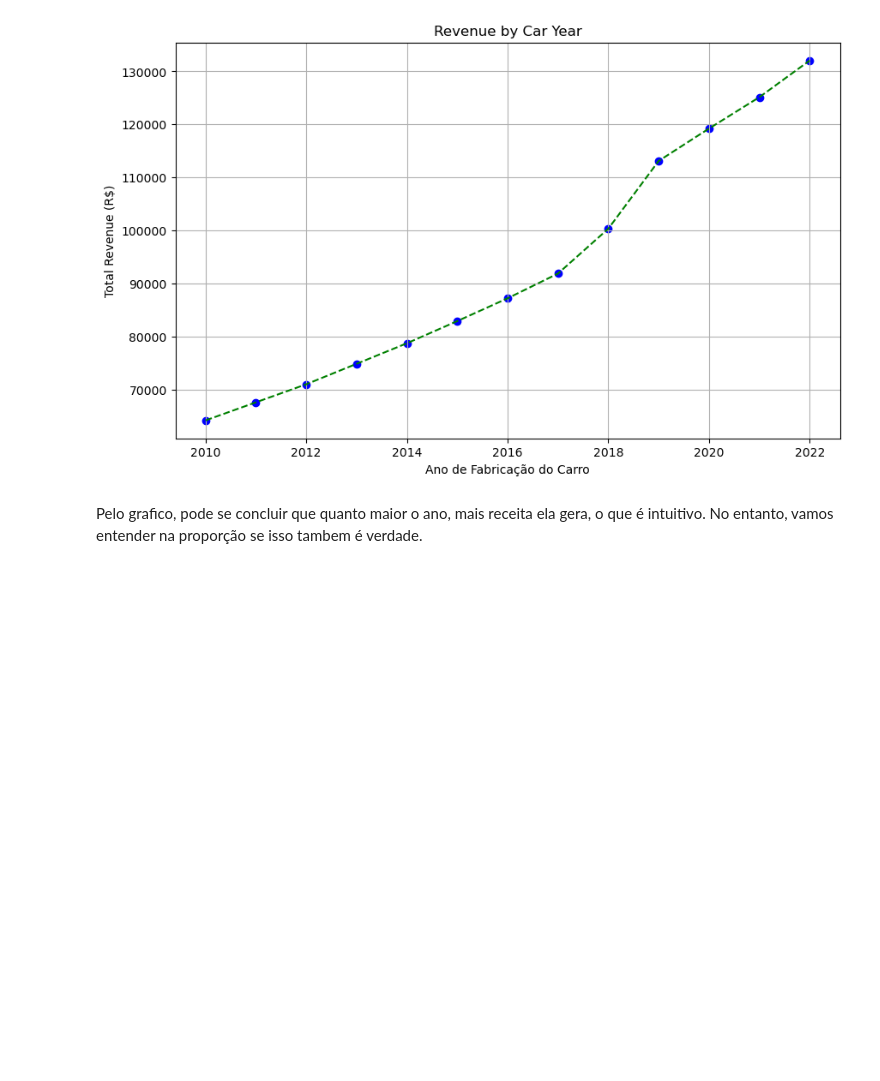
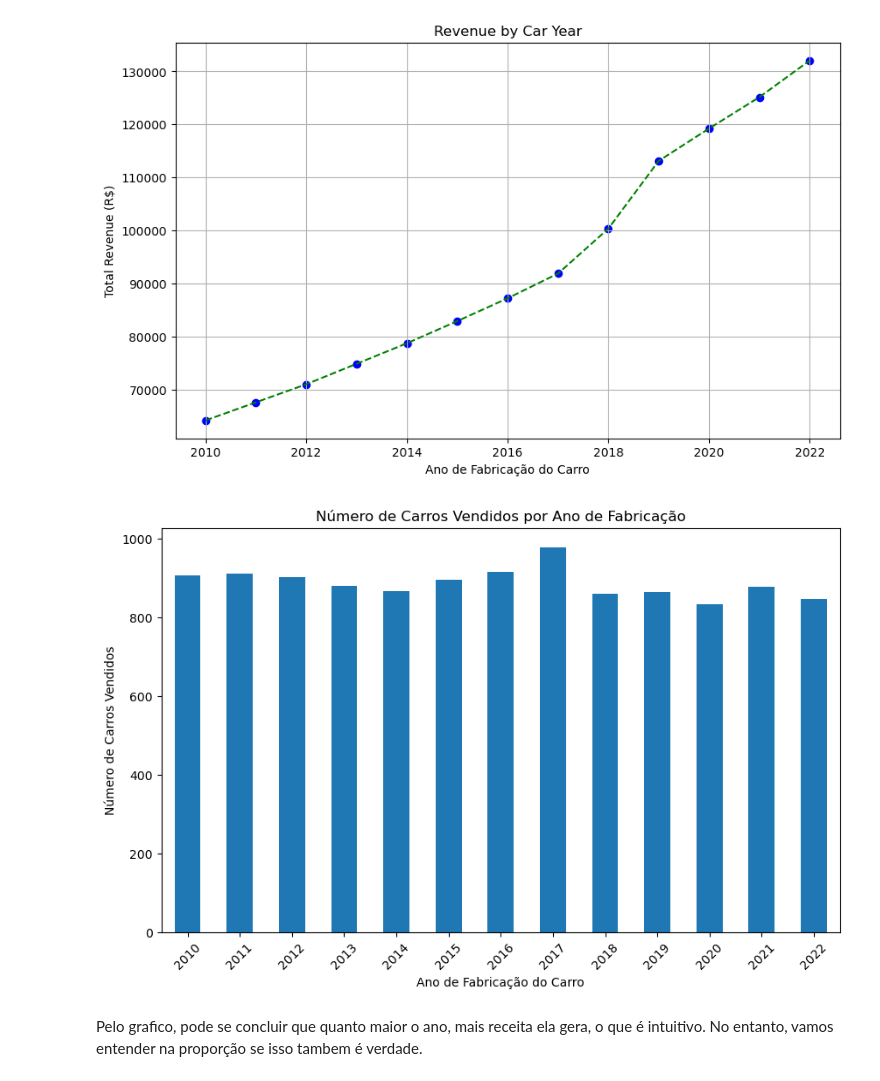
Before and after one commit to Henrique-Albuquerque2/PS-IJR-Grupo10, a Jupyter notebook: AnaliseVendas.ipynb, the cells around one changed output. Drawn from its saved outputs; the diff is of its cells as text; code cells hidden in the pictures; blank space fills up the shorter version.

Commit message:
demanda da venda dos carros

```diff
--- a/AnaliseVendas.ipynb
+++ b/AnaliseVendas.ipynb
@@ -570,6 +570,16 @@ plt.show()
 # %% [output]
 Correlation between 'Ano de Fabricação do Carro' and total revenue: 0.9824469513971803
 [figure]
+# %%
+# Gráfico da quatidade de carro vendidos por ano de fabricação, ajustar o eixo x para melhor visualização
+db_alterado['Ano de Fabricação do Carro'].value_counts().sort_index().plot(kind='bar', figsize=(10, 6))
+plt.title('Número de Carros Vendidos por Ano de Fabricação')
+plt.xlabel('Ano de Fabricação do Carro')
+plt.ylabel('Número de Carros Vendidos')
+plt.xticks(rotation=45)
+plt.show()
+# %% [output]
+[figure, added]
 # %% [markdown]
 Pelo grafico, pode se concluir que quanto maior o ano, mais receita ela gera, o que é intuitivo. No entanto, vamos entender na proporção se isso tambem é verdade.
 # %%
```
